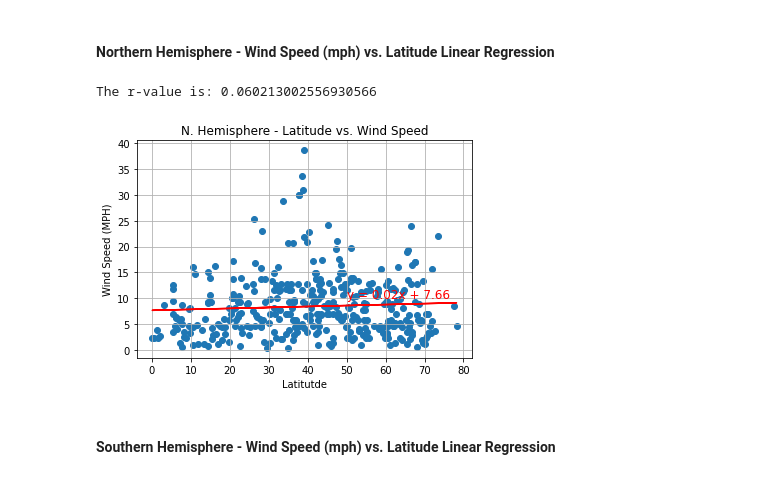
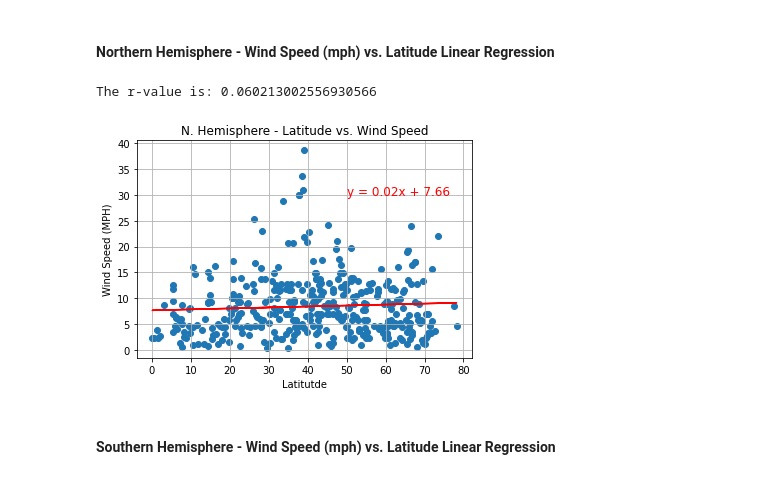
Before and after one commit to m36418o/python-api-challenge, a Jupyter notebook: WeatherPy/WeatherPy.ipynb, the cells around one changed output. Cells and saved outputs as stored; diff of their text form; code cells hidden in the pictures.

```diff
--- a/WeatherPy/WeatherPy.ipynb
+++ b/WeatherPy/WeatherPy.ipynb
@@ -399,31 +399,31 @@ The r-value is: 0.06936844803043997
 # %%
 # Getting x and y values
 x_values = []
 y_values = []
 for i in city_df.index:
     if city_df.iloc[i, 1] >= 0:
         x_values.append(city_df.iloc[i, 1])
         y_values.append(city_df.iloc[i, 6])
 x_values = np.array(x_values)
 y_values = np.array(y_values)
 (slope, intercept, rvalue, pvalue, stderr) = linregress(x_values, y_values)
 regress_values = x_values * slope + intercept
 line_eq = f"y = {round(slope, 2)}x + {round(intercept, 2)}"
 # Scatter plot
 plt.scatter(x_values, y_values)
 plt.xlabel("Latitutde")
 plt.ylabel("Wind Speed (MPH)")
 plt.title("N. Hemisphere - Latitude vs. Wind Speed")
 plt.grid(True)
 # Line plot
 plt.plot(x_values, regress_values, color="red")
-plt.annotate(line_eq, (50, 10), fontsize=12, color="red")
+plt.annotate(line_eq, (50, 30), fontsize=12, color="red")
 # Print r-value and show plot
 print(f"The r-value is: {rvalue}")
 plt.show()
 # %% [output]
 The r-value is: 0.060213002556930566
-[figure, old version]
+[figure, new version]
 # %% [markdown]
 ####  Southern Hemisphere - Wind Speed (mph) vs. Latitude Linear Regression
 # %%
```
